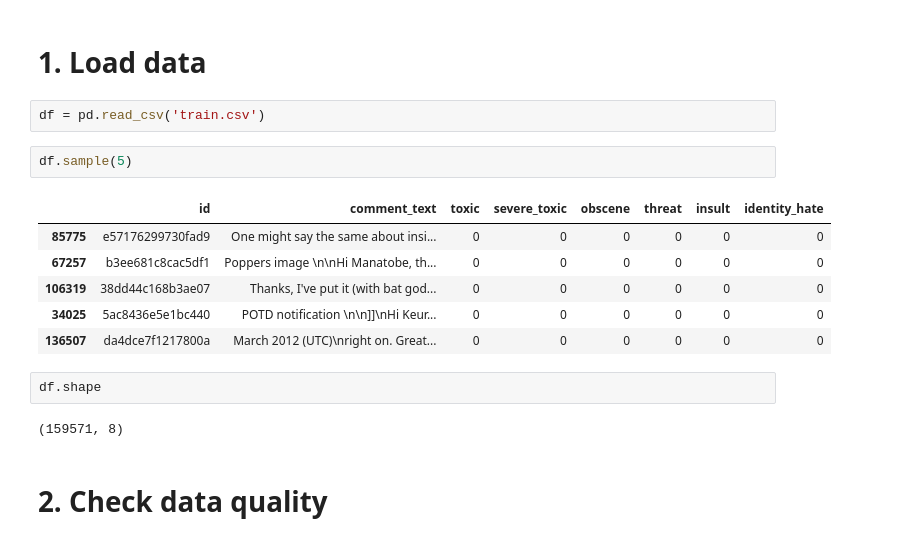
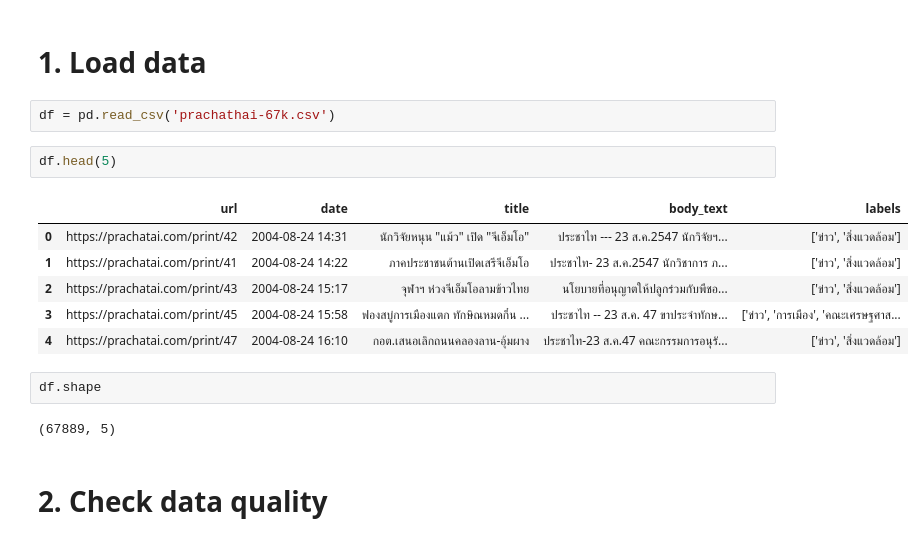
Before and after one commit to peerapat-t/Thai-news-tag-prediction-with-deployment, a Jupyter notebook: Toxic comment classification multi label.ipynb, the cells around one changed output. Saved outputs shown, nothing was run; the diff lists cells and outputs as text.

```diff
--- a/Toxic comment classification multi label.ipynb
+++ b/Toxic comment classification multi label.ipynb
@@ -15,20 +23,20 @@ from sklearn.feature_extraction.text import TfidfVectorizer
 # %% [markdown]
 # 1. Load data
 # %%
-df = pd.read_csv('train.csv')
+df = pd.read_csv('prachathai-67k.csv')
 # %%
-df.sample(5)
+df.head(5)
 # %% [output]
-|  | id | comment_text | toxic | severe_toxic | obscene | threat | insult | identity_hate |
-| 85775 | e57176299730fad9 | One might say the same about insi... | 0 | 0 | 0 | 0 | 0 | 0 |
-| 67257 | b3ee681c8cac5df1 | Poppers image \n\nHi Manatobe, th... | 0 | 0 | 0 | 0 | 0 | 0 |
-| 106319 | 38dd44c168b3ae07 | Thanks, I've put it (with bat god... | 0 | 0 | 0 | 0 | 0 | 0 |
-| 34025 | 5ac8436e5e1bc440 | POTD notification \n\n]]\nHi Keur... | 0 | 0 | 0 | 0 | 0 | 0 |
-| 136507 | da4dce7f1217800a | March 2012 (UTC)\nright on. Great... | 0 | 0 | 0 | 0 | 0 | 0 |
+|  | url | date | title | body_text | labels |
+| 0 | https://prachatai.com/print/42 | 2004-08-24 14:31 | นักวิจัยหนุน "แม้ว" เปิด "จีเอ็มโอ" | ประชาไท --- 23 ส.ค.2547 นักวิจัยฯ... | ['ข่าว', 'สิ่งแวดล้อม'] |
+| 1 | https://prachatai.com/print/41 | 2004-08-24 14:22 | ภาคประชาชนต้านเปิดเสรีจีเอ็มโอ | ประชาไท- 23 ส.ค.2547 นักวิชาการ ภ... | ['ข่าว', 'สิ่งแวดล้อม'] |
+| 2 | https://prachatai.com/print/43 | 2004-08-24 15:17 | จุฬาฯ ห่วงจีเอ็มโอลามข้าวไทย | นโยบายที่อนุญาตให้ปลูกร่วมกับพืชอ... | ['ข่าว', 'สิ่งแวดล้อม'] |
+| 3 | https://prachatai.com/print/45 | 2004-08-24 15:58 | ฟองสบู่การเมืองแตก ทักษิณหมดกึ๋น ... | ประชาไท -- 23 ส.ค. 47 ขาประจำทักษ... | ['ข่าว', 'การเมือง', 'คณะเศรษฐศาส... |
+| 4 | https://prachatai.com/print/47 | 2004-08-24 16:10 | กอต.เสนอเลิกถนนคลองลาน-อุ้มผาง | ประชาไท-23 ส.ค.47 คณะกรรมการอนุรั... | ['ข่าว', 'สิ่งแวดล้อม'] |
 # %%
 df.shape
 # %% [output]
-(159571, 8)
+(67889, 5)
 # %% [markdown]
 # 2. Check data quality
 # %% [markdown]
```
Also changed, not shown: parts of 39 cells of this notebook.
